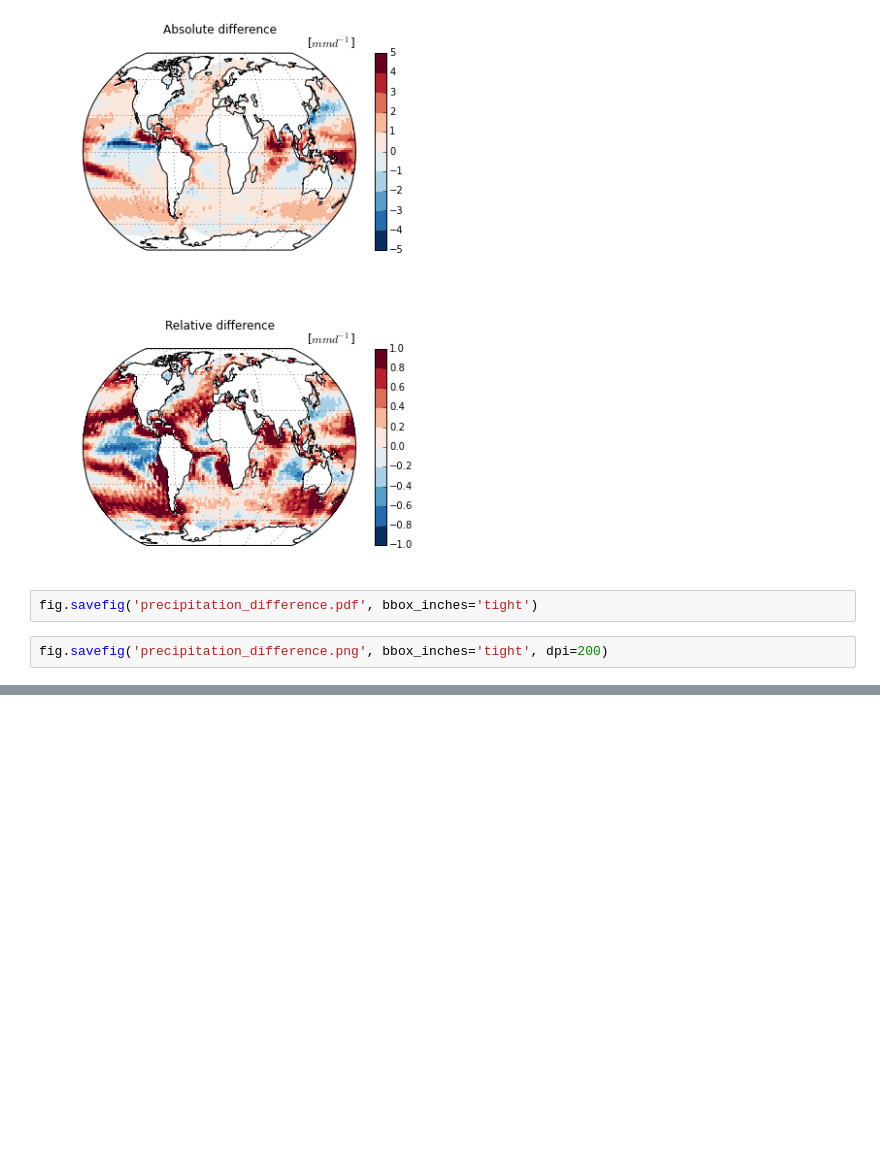
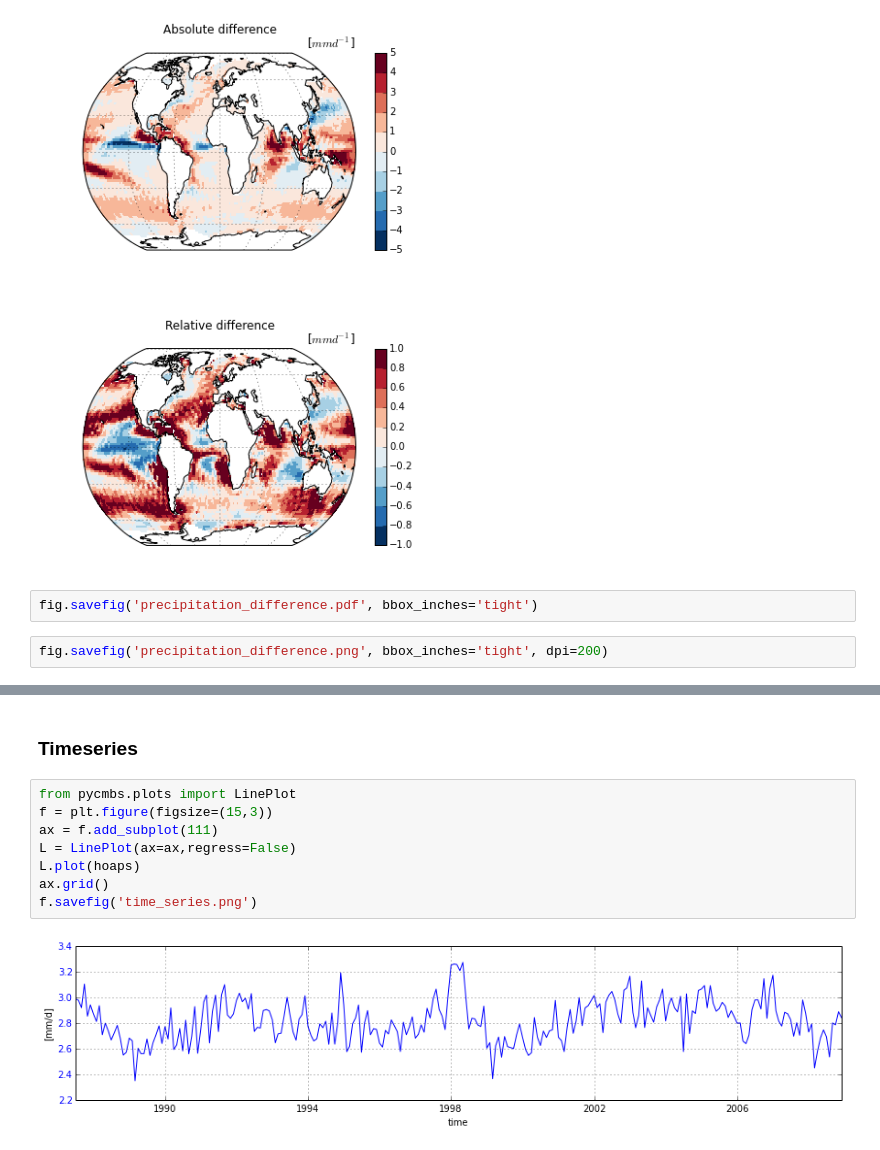
Before and after one commit to pygeo/pycmbs, a Jupyter notebook: demo/dataset_comparison.ipynb, the cells around one changed output, grey strips where cells are left out. Cells and saved outputs as stored; diff of their text form; blank space fills up the shorter version.

```diff
--- a/demo/dataset_comparison.ipynb
+++ b/demo/dataset_comparison.ipynb
@@ -57,0 +75,12 @@ fig.savefig('precipitation_difference.png', bbox_inches='tight', dpi=200)
+# %% [markdown]
+### Timeseries
+# %%
+from pycmbs.plots import LinePlot
+f = plt.figure(figsize=(15,3))
+ax = f.add_subplot(111)
+L = LinePlot(ax=ax,regress=False)
+L.plot(hoaps)
+ax.grid()
+f.savefig('time_series.png')
+# %% [output]
+[figure, added]
```
Also changed, not shown: parts of 3 cells of this notebook.
